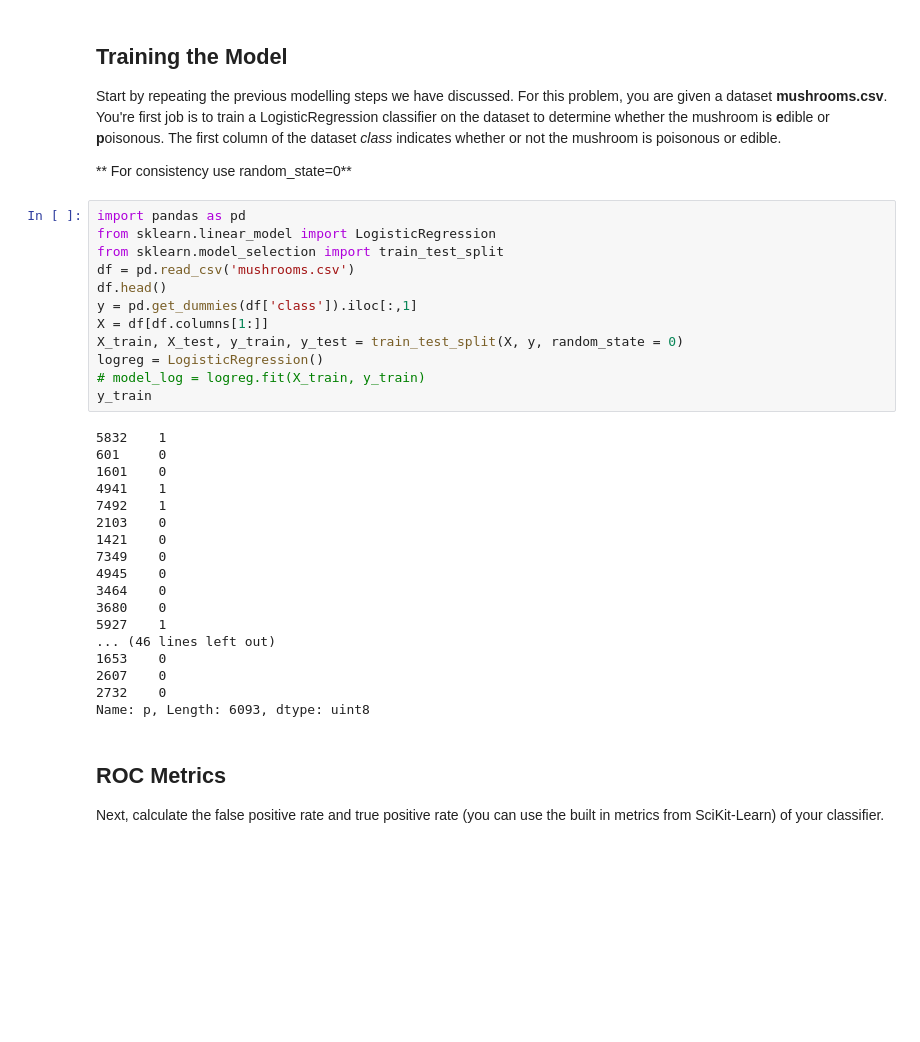
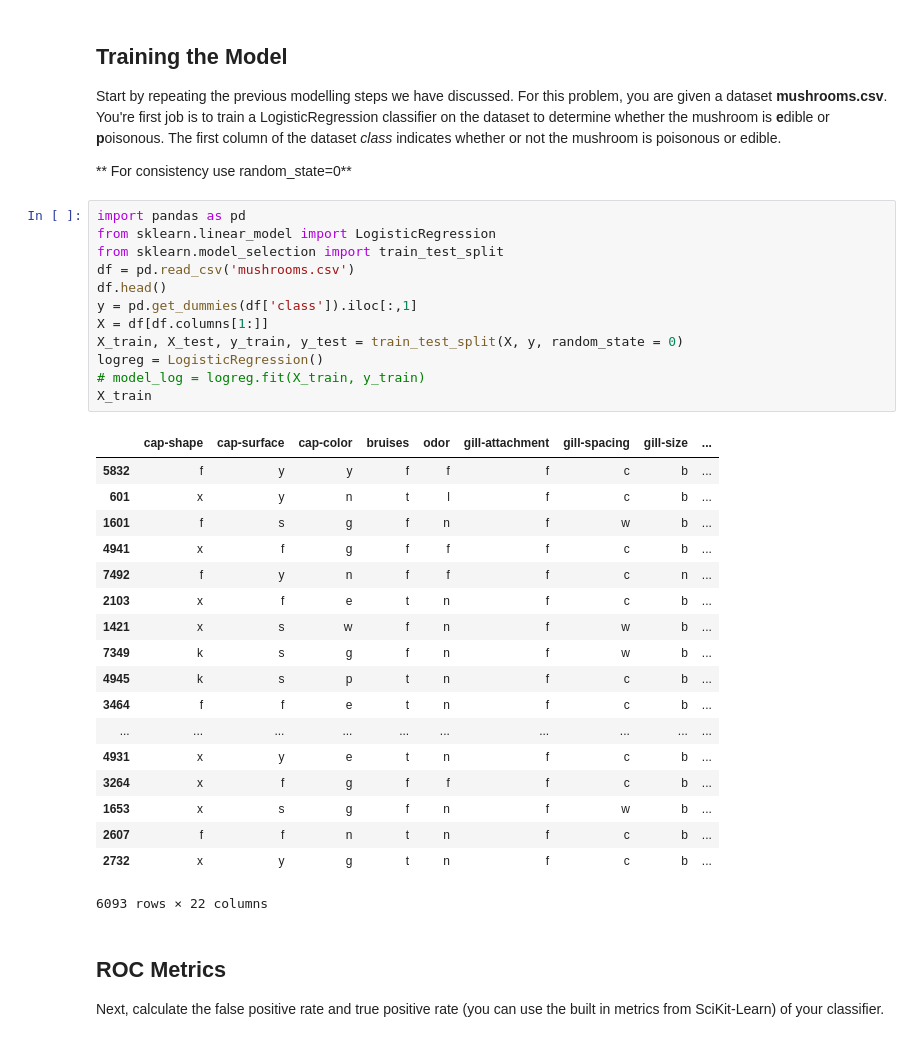
Before and after one commit to softserveslayer/dsc-3-29-09-roc-curves-and-auc-lab-nyc-career-ds-102218, a Jupyter notebook: index.ipynb, the cells around one changed output. Cells and saved outputs as stored; diff of their text form; blank space fills up the shorter version.

```diff
--- a/index.ipynb
+++ b/index.ipynb
@@ -21,33 +21,34 @@ Start by repeating the previous modelling steps we have discussed. For this prob
 # %%
 import pandas as pd
 from sklearn.linear_model import LogisticRegression
 from sklearn.model_selection import train_test_split
 df = pd.read_csv('mushrooms.csv')
 df.head()
 y = pd.get_dummies(df['class']).iloc[:,1]
 X = df[df.columns[1:]]
 X_train, X_test, y_train, y_test = train_test_split(X, y, random_state = 0)
 logreg = LogisticRegression()
 # model_log = logreg.fit(X_train, y_train)
-y_train
+X_train
 # %% [output]
+|  | cap-shape | cap-surface | cap-color | bruises | odor | gill-attachment | gill-spacing | gill-size | ... |
+| 5832 | f | y | y | f | f | f | c | b | ... |
+| 601 | x | y | n | t | l | f | c | b | ... |
+| 1601 | f | s | g | f | n | f | w | b | ... |
+| 4941 | x | f | g | f | f | f | c | b | ... |
+| 7492 | f | y | n | f | f | f | c | n | ... |
+| 2103 | x | f | e | t | n | f | c | b | ... |
+| 1421 | x | s | w | f | n | f | w | b | ... |
+| 7349 | k | s | g | f | n | f | w | b | ... |
+| 4945 | k | s | p | t | n | f | c | b | ... |
+| 3464 | f | f | e | t | n | f | c | b | ... |
+| ... | ... | ... | ... | ... | ... | ... | ... | ... | ... |
+| 4931 | x | y | e | t | n | f | c | b | ... |
+| 3264 | x | f | g | f | f | f | c | b | ... |
+| 1653 | x | s | g | f | n | f | w | b | ... |
+| 2607 | f | f | n | t | n | f | c | b | ... |
+| 2732 | x | y | g | t | n | f | c | b | ... |
-5832    1
-601     0
-1601    0
-4941    1
-7492    1
-2103    0
-1421    0
-7349    0
-4945    0
-3464    0
-3680    0
-5927    1
-... (46 lines left out)
-1653    0
-2607    0
-2732    0
-Name: p, Length: 6093, dtype: uint8
+6093 rows × 22 columns
 # %% [markdown]
 ## ROC Metrics
 
```
